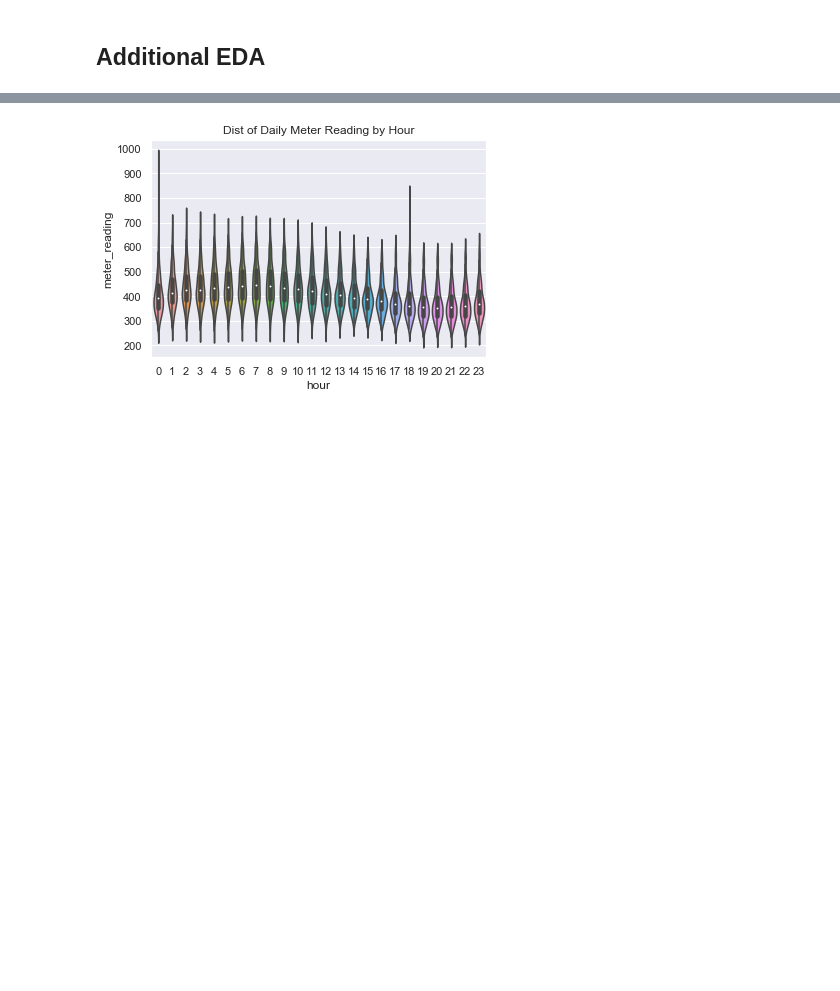
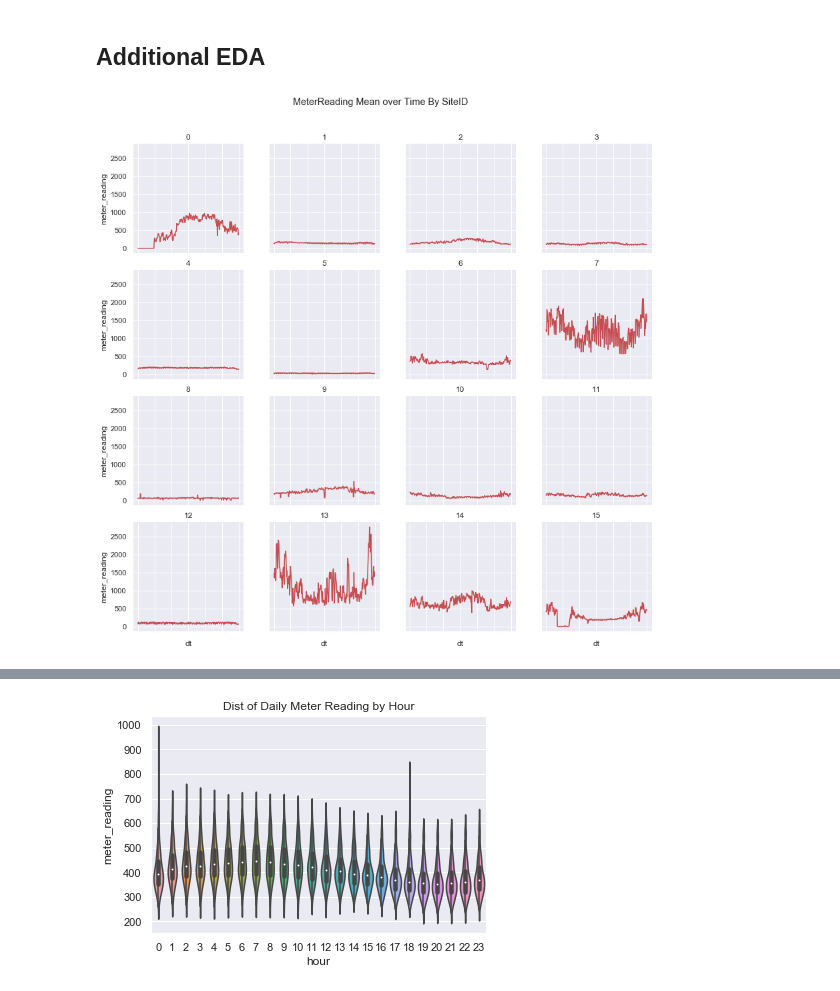
Before and after one commit to sandykl/kaggle, a Jupyter notebook: ashrae_energy/eda.ipynb, the cells around one changed output, grey strips where cells are left out. Drawn from its saved outputs; the diff is of its cells as text; code cells hidden in the pictures; blank space fills up the shorter version.

```diff
--- a/ashrae_energy/eda.ipynb
+++ b/ashrae_energy/eda.ipynb
@@ -506,3 +498,20 @@ gc.collect()
 * At this point I have cleaned up problem data in `meter_reading`, explored some aspects of weather data and feature-engineered time+weather variables (month, year, dayofweek, lagged weather variables)
 # %% [markdown]
 ## Additional EDA
+# %%
+# Investigate site-id's
+plot_data = (train_df.loc[train_df['problem_tag'] == 0]
+            .assign(dt = lambda df: df.timestamp.dt.date)
+            .groupby(['dt','site_id'])
+            .agg({'meter_reading':'mean'})
+            .reset_index())
+
+g = sns.FacetGrid(plot_data, col="site_id", col_wrap=4)
+g = (g.map(plt.plot, "dt", "meter_reading", color='r')
+     .set_titles("{col_name}")
+     .set_xticklabels(rotation=90));
+
+plt.subplots_adjust(top=0.9)
+g.fig.suptitle('MeterReading Mean over Time By SiteID');
+# %% [output]
+[figure, added]
```
Also changed, not shown: parts of 68 cells of this notebook.
